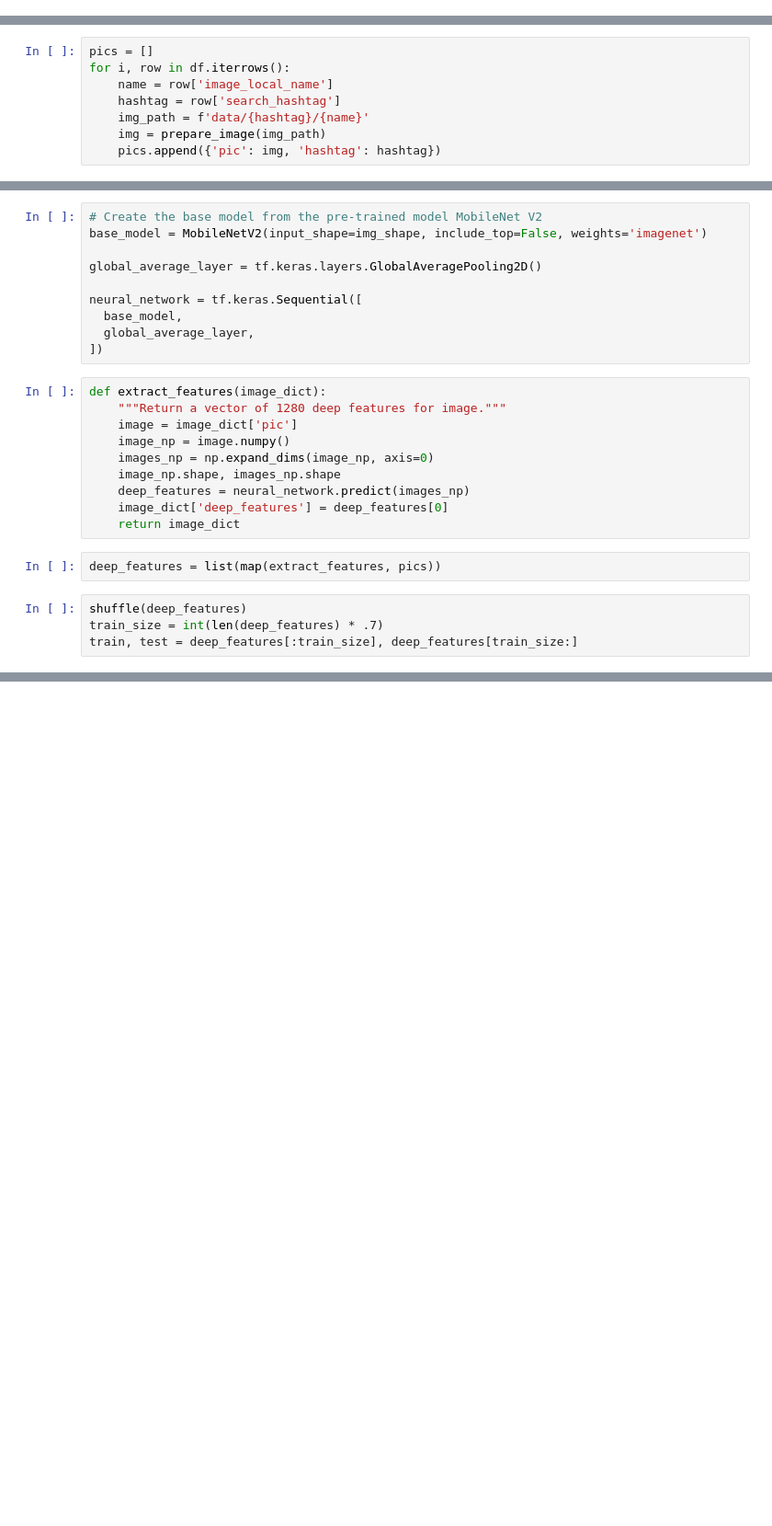
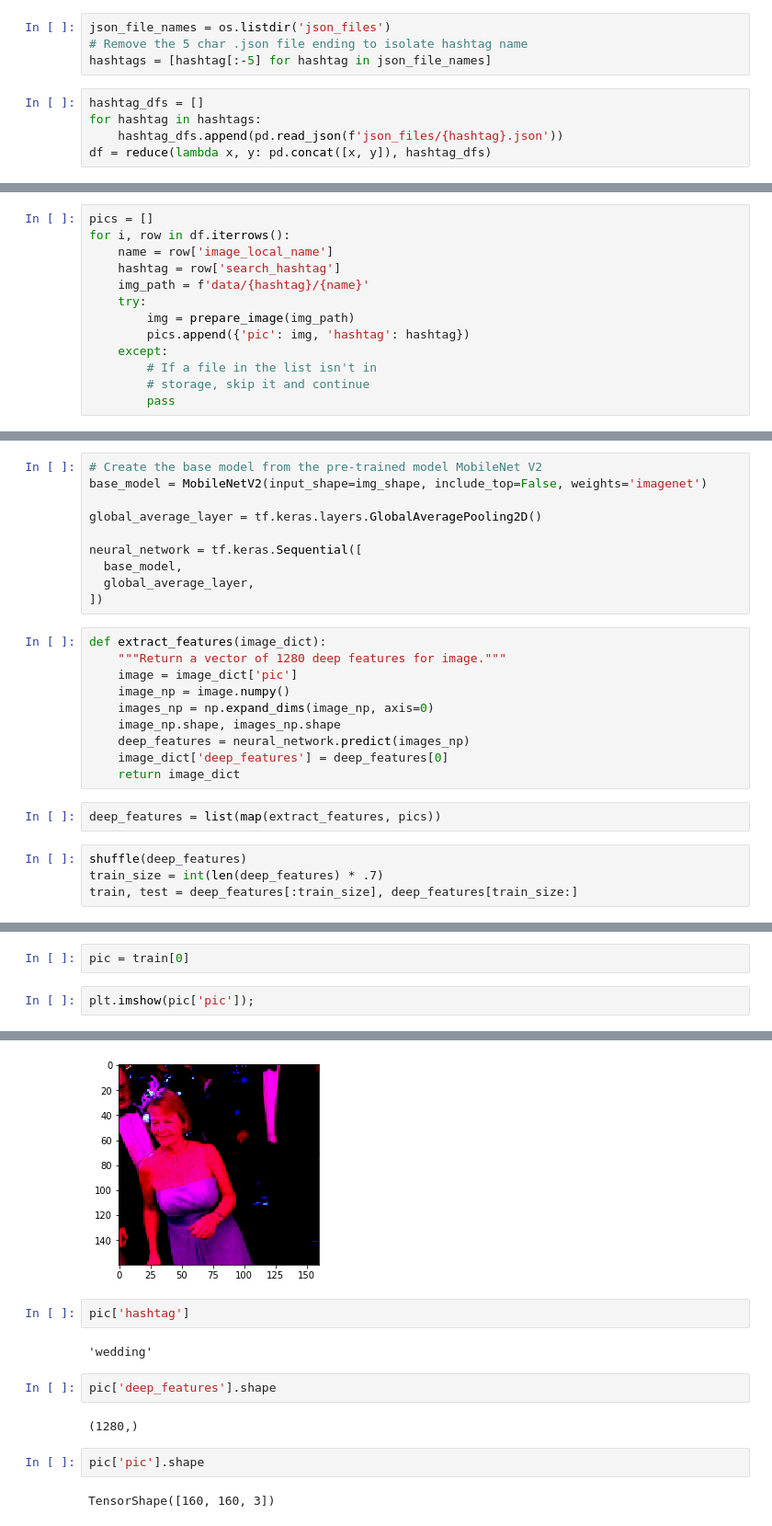
Before and after one commit to AlecMorgan/Automatic-Image-Tagger, a Jupyter notebook: modeling.ipynb, the cells around one changed output, grey strips where cells are left out. Shown at 92% size. Cells and saved outputs as stored; diff of their text form; blank space fills up the shorter version.

```diff
--- a/modeling.ipynb
+++ b/modeling.ipynb
@@ -15,3 +19,12 @@ ValueError: Expected object or value
+# %%
+json_file_names = os.listdir('json_files')
+# Remove the 5 char .json file ending to isolate hashtag name
+hashtags = [hashtag[:-5] for hashtag in json_file_names]
+# %%
+hashtag_dfs = []
+for hashtag in hashtags:
+    hashtag_dfs.append(pd.read_json(f'json_files/{hashtag}.json'))
+df = reduce(lambda x, y: pd.concat([x, y]), hashtag_dfs)
 # %%
 img_size = 160 # All images will be resized to 160x160
 img_shape = (160, 160, 3)
@@ -38,7 +46,12 @@ for i, row in df.iterrows():
     name = row['image_local_name']
     hashtag = row['search_hashtag']
     img_path = f'data/{hashtag}/{name}'
-    img = prepare_image(img_path)
-    pics.append({'pic': img, 'hashtag': hashtag})
+    try:
+        img = prepare_image(img_path)
+        pics.append({'pic': img, 'hashtag': hashtag})
+    except:
+        # If a file in the list isn't in
+        # storage, skip it and continue
+        pass
 # %%
 type(pics[64]['pic'])
@@ -74,0 +95,5 @@ train[0].keys()
+# %%
+pic = train[0]
+# %%
+plt.imshow(pic['pic']);
+# %% [output]
@@ -74,0 +101,13 @@ train[0].keys()
+[figure, added]
+# %%
+pic['hashtag']
+# %% [output]
+'wedding'
+# %%
+pic['deep_features'].shape
+# %% [output]
+(1280,)
+# %%
+pic['pic'].shape
+# %% [output]
+TensorShape([160, 160, 3])
```
Also changed, not shown: parts of 11 cells of this notebook.
